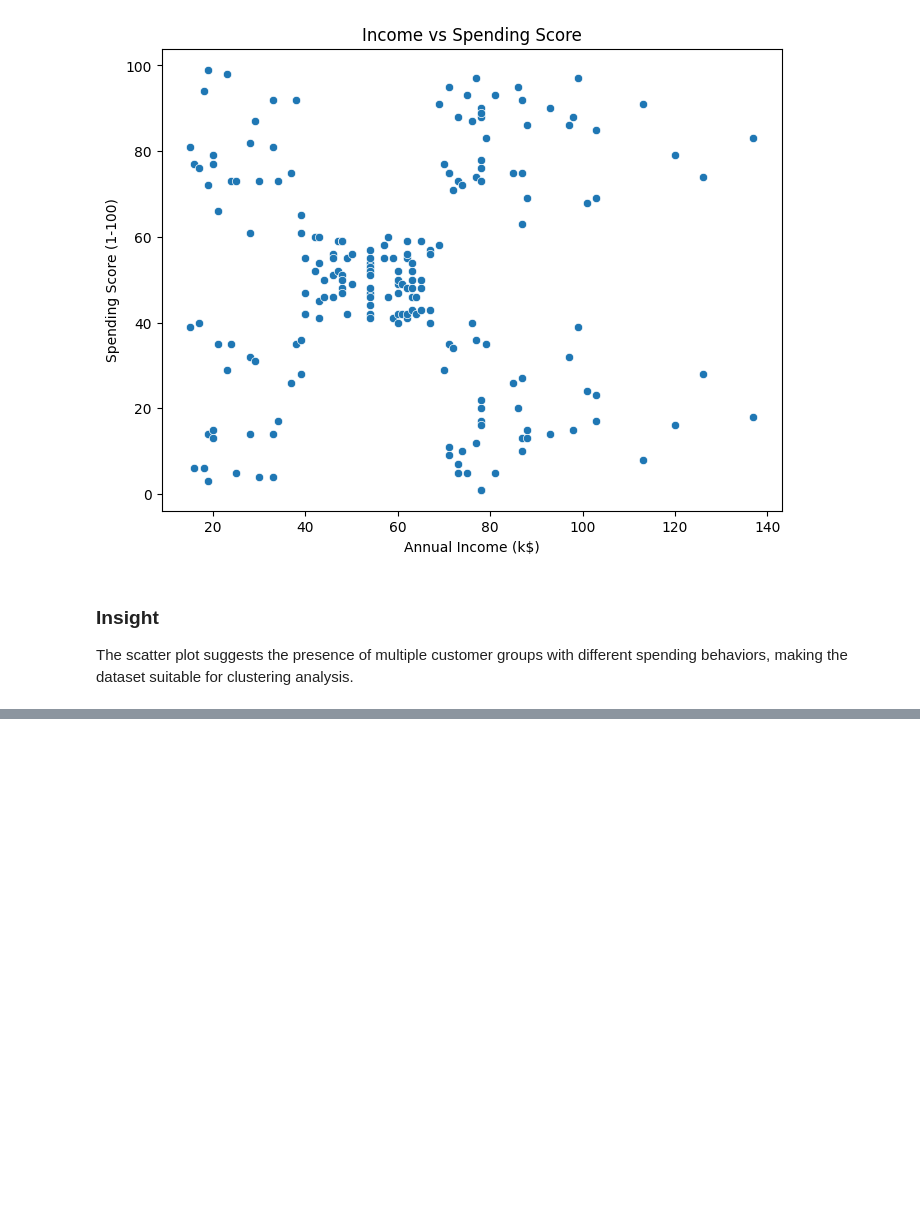
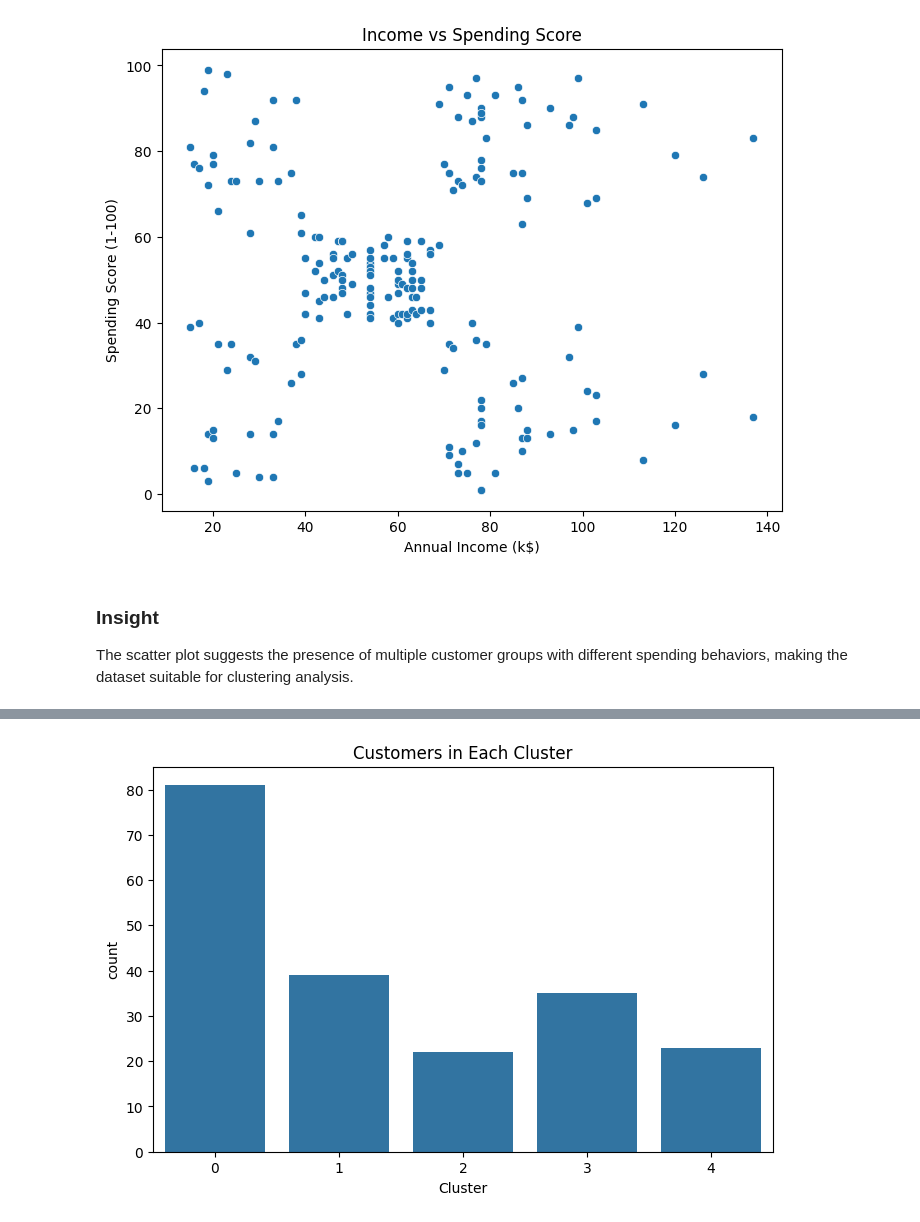
Before and after one commit to akshara-git17/synent-task8-customer-segmentation-akshara_dave, a Jupyter notebook: Task8_Customer_Segmentation.ipynb, the cells around one changed output, grey strips where cells are left out. Cells and saved outputs as stored; diff of their text form; code cells hidden in the pictures; blank space fills up the shorter version.

```diff
--- a/Task8_Customer_Segmentation.ipynb
+++ b/Task8_Customer_Segmentation.ipynb
@@ -296,0 +504,14 @@ The scatter plot suggests the presence of multiple customer groups with differen
+# %%
+#cutomer count per cluster
+plt.figure(figsize=(8,5))
+
+sns.countplot(
+    x='Cluster',
+    data=df
+)
+
+plt.title('Customers in Each Cluster')
+
+plt.show()
+# %% [output]
+[figure, added]
```
Also changed, not shown: parts of 20 cells of this notebook.
